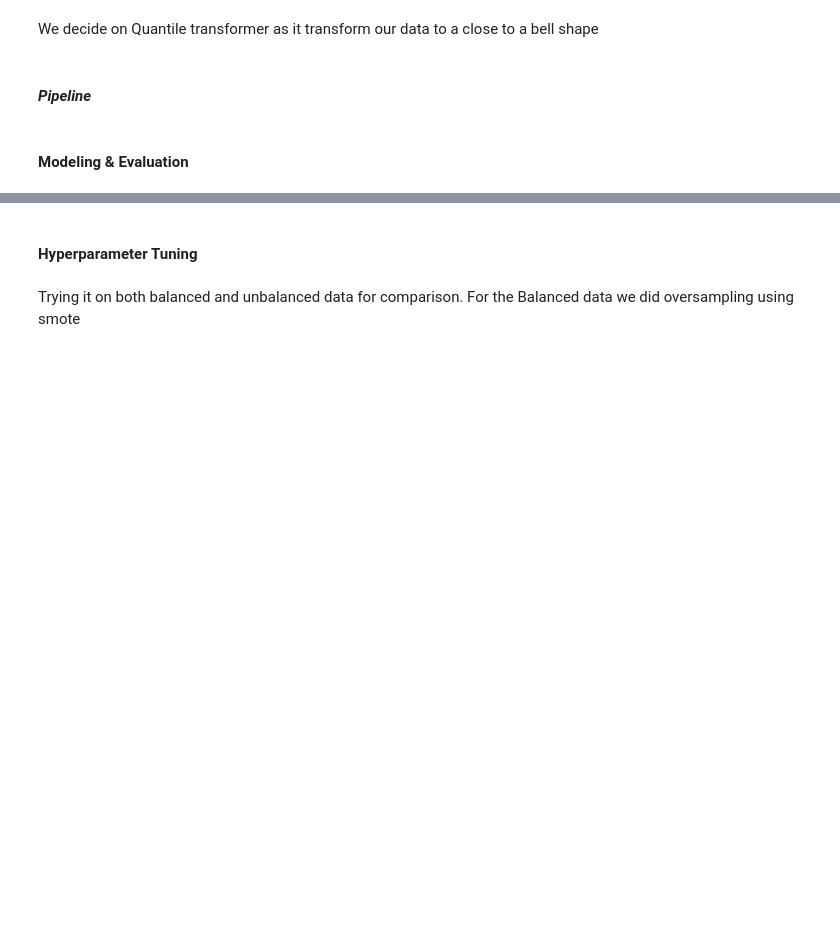
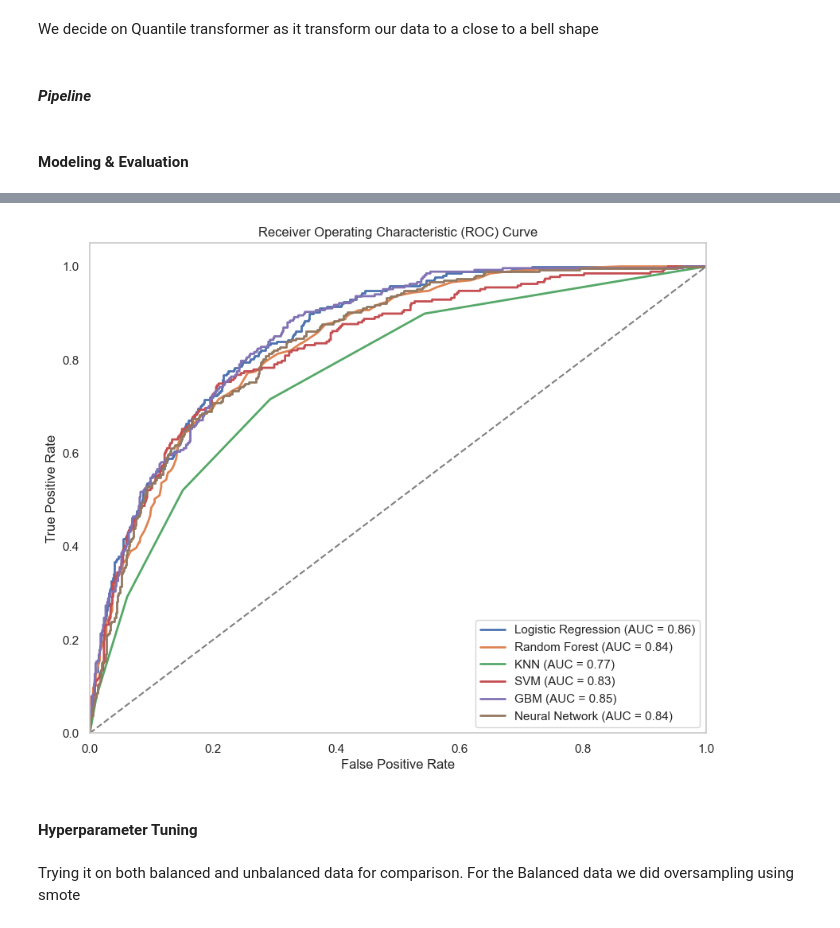
Before and after one commit to MayayaPatrick/Churn-rate-Prediction-Model, a Jupyter notebook: notebooks/main.ipynb, the cells around one changed output, grey strips where cells are left out. Saved outputs shown, nothing was run; the diff lists cells and outputs as text; code cells hidden in the pictures; blank space fills up the shorter version.

```diff
--- a/notebooks/main.ipynb
+++ b/notebooks/main.ipynb
@@ -909,28 +937,30 @@ preprocessor
 # %%
-# # Plot ROC AUC curve for all models
-# plt.figure(figsize=(10, 8))
+# Plot ROC AUC curve for all models
+plt.figure(figsize=(10, 8))
 
-# # Iterate over each model's probabilities and plot ROC curve
-# for model_name, y_prob in model_probabilities.items():
-#     # Compute ROC curve
-#     fpr, tpr, _ = roc_curve(y_test_encoded, y_prob)
-#     roc_auc = auc(fpr, tpr)
+# Iterate over each model's probabilities and plot ROC curve
+for model_name, y_prob in model_probabilities.items():
+    # Compute ROC curve
+    fpr, tpr, _ = roc_curve(y_test_encoded, y_prob)
+    roc_auc = auc(fpr, tpr)
 
-#     # Plot ROC curve
-#     plt.plot(fpr, tpr, lw=2, label=f'{model_name} (AUC = {roc_auc:.2f})')
+    # Plot ROC curve
+    plt.plot(fpr, tpr, lw=2, label=f'{model_name} (AUC = {roc_auc:.2f})')
 
-# # Plot random guessing line
-# plt.plot([0, 1], [0, 1], color='gray', linestyle='--')
+# Plot random guessing line
+plt.plot([0, 1], [0, 1], color='gray', linestyle='--')
 
-# # Set plot properties
-# plt.xlim([0.0, 1.0])
-# plt.ylim([0.0, 1.05])
-# plt.xlabel('False Positive Rate')
-# plt.ylabel('True Positive Rate')
-# plt.title('Receiver Operating Characteristic (ROC) Curve')
-# plt.legend(loc="lower right")
-# plt.grid(False)
-# plt.show()
+# Set plot properties
+plt.xlim([0.0, 1.0])
+plt.ylim([0.0, 1.05])
+plt.xlabel('False Positive Rate')
+plt.ylabel('True Positive Rate')
+plt.title('Receiver Operating Characteristic (ROC) Curve')
+plt.legend(loc="lower right")
+plt.grid(False)
+plt.show()
+# %% [output]
+[figure, added]
 # %% [markdown]
 #### **Hyperparameter Tuning**
 # %%
```
Also changed, not shown: parts of 3 cells of this notebook.
